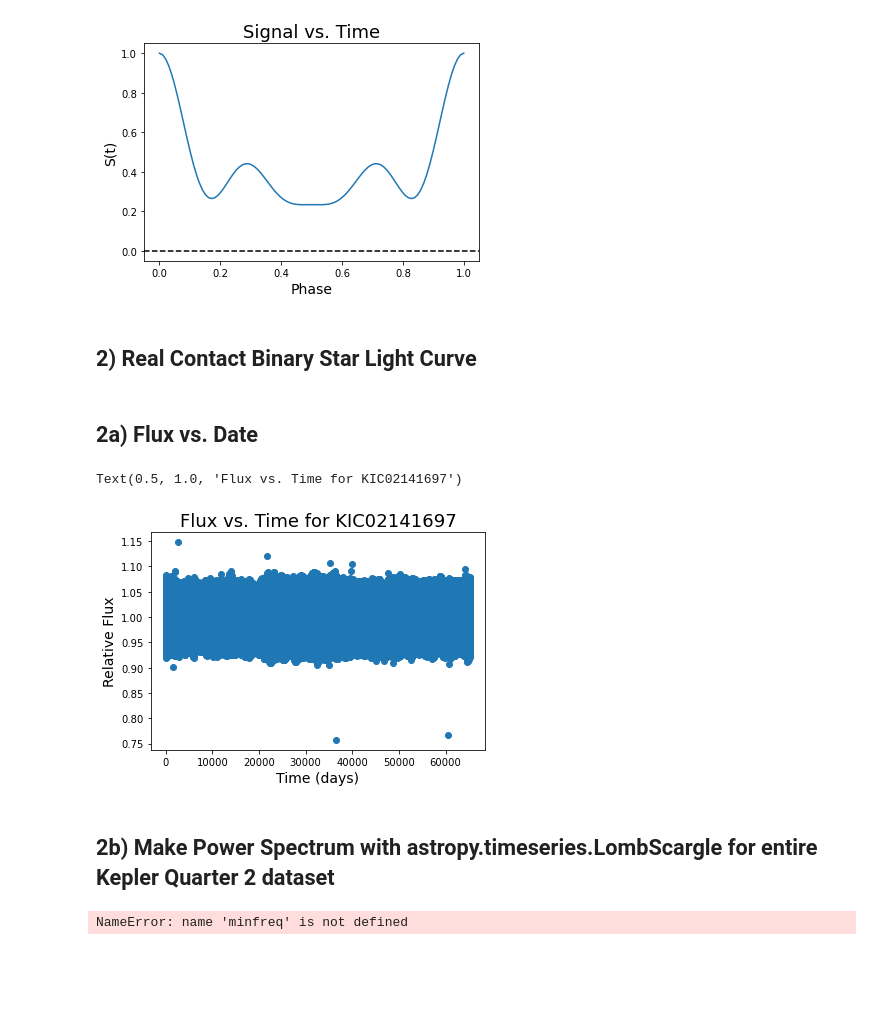
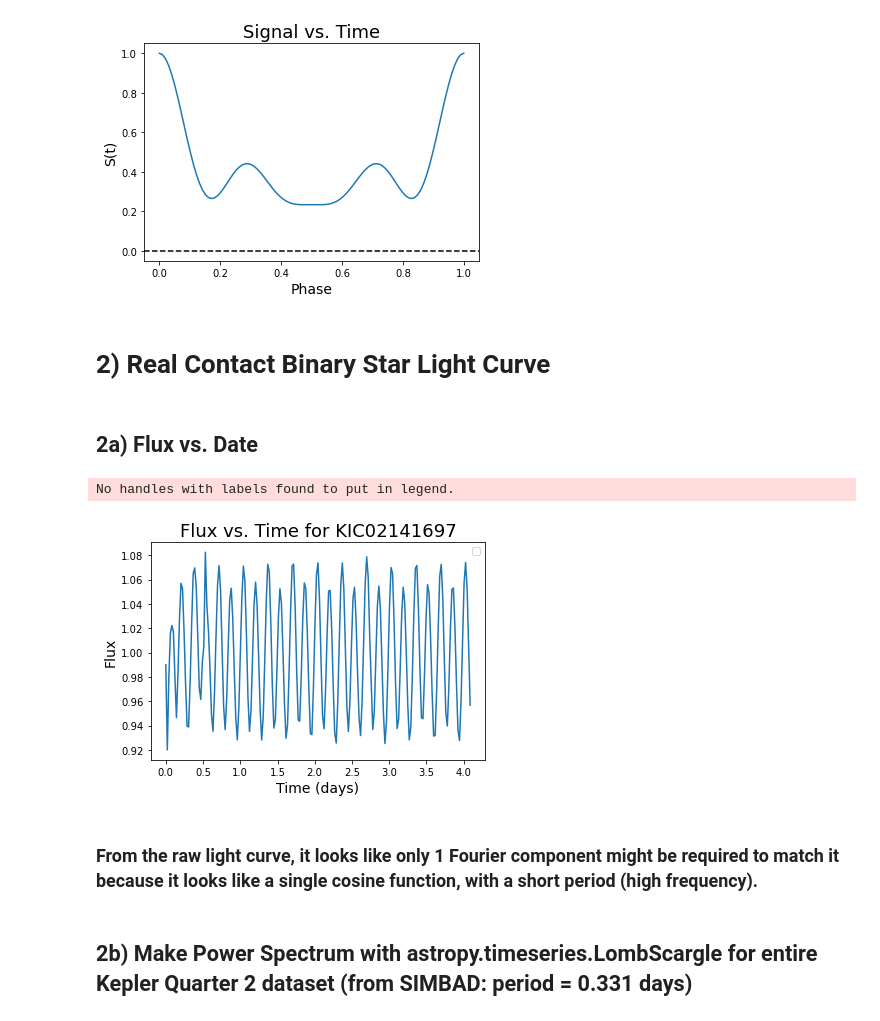
Before and after one commit to jlilly364/ASTR5490, a Jupyter notebook: HW2/PlanetsHW2.ipynb, the cells around one changed output. Saved outputs shown, nothing was run; the diff lists cells and outputs as text; code cells hidden in the pictures; blank space fills up the shorter version.

```diff
--- a/HW2/PlanetsHW2.ipynb
+++ b/HW2/PlanetsHW2.ipynb
@@ -304,29 +304,57 @@ instance.FourierPlotter(xaxis='phase',legend=False)
 # %% [output]
 [figure]
 # %% [markdown]
-## 2) Real Contact Binary Star Light Curve
+# 2) Real Contact Binary Star Light Curve
 # %% [markdown]
 ## 2a) Flux vs. Date
-# %%
-# Read in data file
-ContactBinary = np.genfromtxt('KIC02141697_LC_all.dat',names=True)
-
-# Convert Julian dates to days
-times = np.linspace(0,len(ContactBinary['JD']),len(ContactBinary['JD']))
-
-# Plot Flux vs. day
-fig = plt.figure()
-ax = fig.add_subplot(111)
-ax.scatter(times,ContactBinary['RelFlux'])
-ax.set_xlabel('Time (days)',fontsize=14)
-ax.set_ylabel('Relative Flux',fontsize=14)
-ax.set_title('Flux vs. Time for KIC02141697',fontsize=18)
-# %% [output]
-Text(0.5, 1.0, 'Flux vs. Time for KIC02141697')
-[figure, removed]
+# %%
+# Function for plotting light curves from text file
+def LightCurve(filename,objectname,numPoints,period=None,plot='Time',curve='Flux'):
+
+    # Read in raw data file
+    data = np.genfromtxt(filename,names=True)
+
+    # Extract time, flux, and error data from text file
+    times,fluxes,errors = np.loadtxt(filename,skiprows=1,unpack=True,usecols=[0,1,2])
+
+    # Decide what times array to make
+    if numPoints == None:
+        times = [time - times[0] for time in times]
+    else:
+        times = [time - times[0] for time in times[:numPoints]]
+        fluxes = fluxes[:numPoints]
+
+    # Initialize axis figure and axis
+    fig = plt.figure()
+    ax = fig.add_subplot(111)
+
+    # Decide what x-axis should be
+    if plot == 'Time':
+        xlabel = 'Time (days)'
+
+        # Plot flux vs time
+        ax.plot(times,fluxes)
+
+    elif plot == 'Phase':
+        xlabel = 'Phase'
+
+        # Calculate phase from time data
+        phases = [(time%period)/period for time in times]
+
+        # Make a scatter plot of flux vs. phase
+        ax.scatter(phases,fluxes,label='Period = {0:.3f} days'.format(period))
+
+    # Add plot features
+    ax.set_xlabel(xlabel,fontsize=14)
+    ax.set_ylabel('{0}'.format(curve),fontsize=14)
+    ax.set_title('{0} vs. {1} for {2}'.format(curve,plot,objectname),fontsize=18)
+    ax.legend()
+# %%
+LightCurve('KIC02141697_LC_all.dat','KIC02141697',200)
+# %% [output]
+No handles with labels found to put in legend.
+[figure, added]
+# %% [markdown]
+### From the raw light curve, it looks like only 1 Fourier component might be required to match it because it looks like a single cosine function, with a short period (high frequency).
 # %% [markdown]
-## 2b) Make Power Spectrum with astropy.timeseries.LombScargle for entire Kepler Quarter 2 dataset
+## 2b) Make Power Spectrum with astropy.timeseries.LombScargle for entire Kepler Quarter 2 dataset (from SIMBAD: period = 0.331 days)
-# %%
-frequency = np.linspace(minfreq,maxfreq,numIntervals)
-# %% [output]
-NameError: name 'minfreq' is not defined
```
Also changed, not shown: parts of 49 cells of this notebook, 3 other files.
